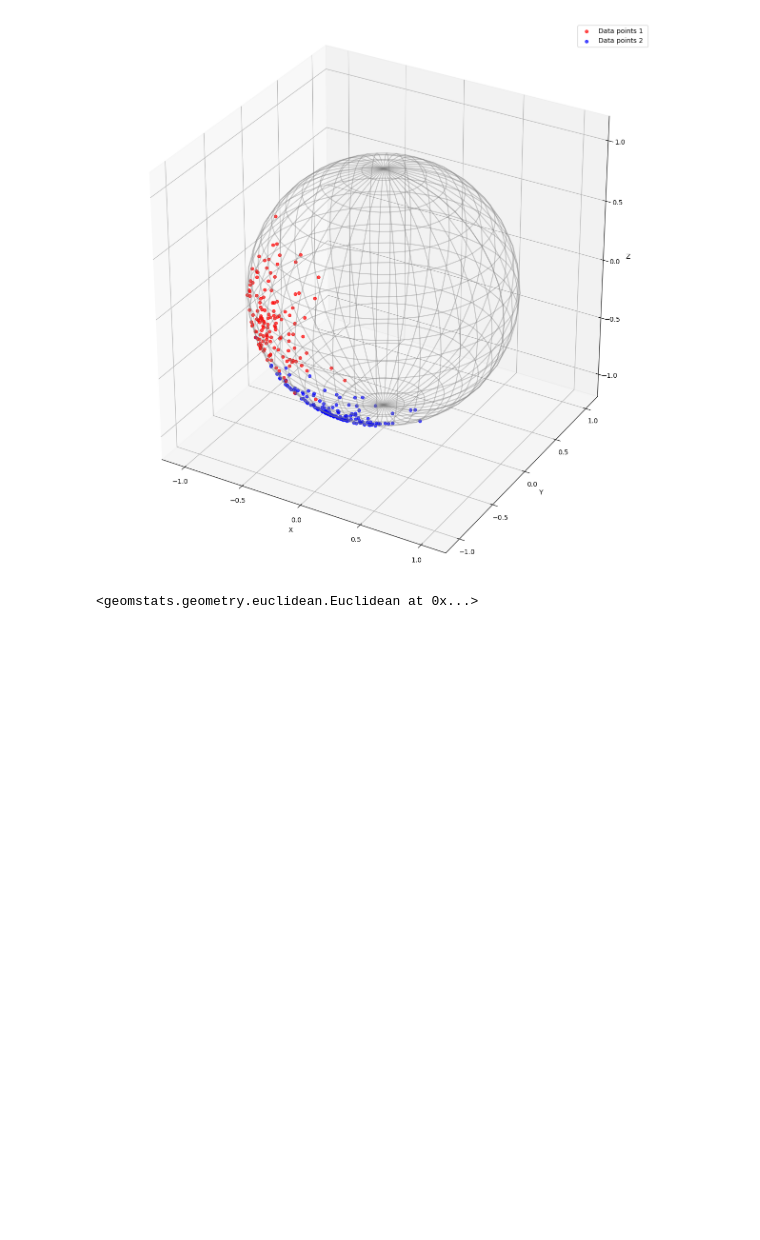
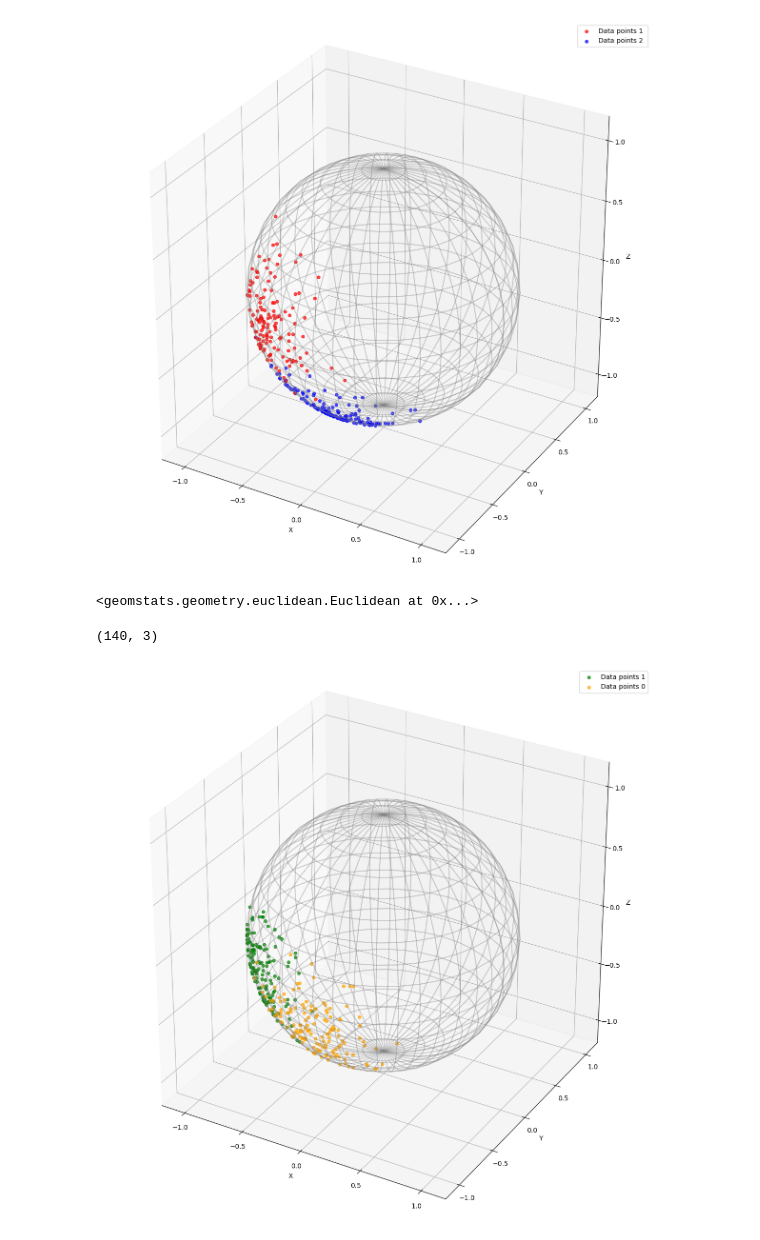
Before and after one commit to KevinMoonLab/PF-GAP, a Jupyter notebook: PFGAP/Manifold/Experiment4.ipynb, the cells around one changed output. Drawn from its saved outputs; the diff is of its cells as text; code cells hidden in the pictures; blank space fills up the shorter version.

Commit message:
Functionalized part 1

```diff
--- a/PFGAP/Manifold/Experiment4.ipynb
+++ b/PFGAP/Manifold/Experiment4.ipynb
@@ -42,3 +42,25 @@ ax.legend()
 sphere.embedding_space
 # %% [output]
 <geomstats.geometry.euclidean.Euclidean at 0x...>
+# %%
+cluster_1.shape
+# %% [output]
+(140, 3)
+# %%
+from Experiment4functions import create_3d_sphere_data
+
+data, labels = create_3d_sphere_data(89)
+
+fig = plt.figure(figsize=(15, 15))
+
+ax = visualization.plot(
+    data[labels == 1], space="S2", color="green", alpha=0.7, label="Data points 1"
+)
+ax = visualization.plot(
+    data[labels == 0], space="S2", ax=ax, color="orange", alpha=0.7, label="Data points 0"
+)
+ax.auto_scale_xyz([-1, 1], [-1, 1], [-1, 1])
+ax.legend()
+plt.show()
+# %% [output]
+[figure, added]
```
Also changed, not shown: 1 other file.
